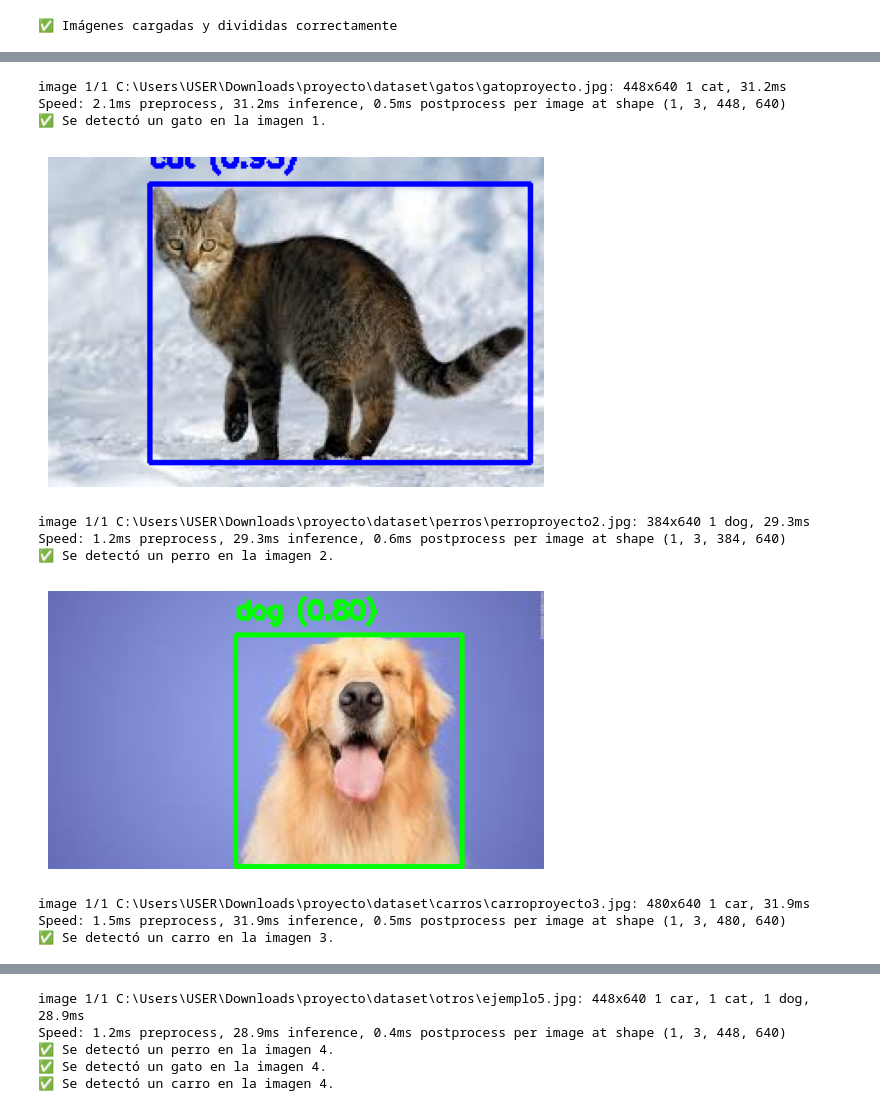
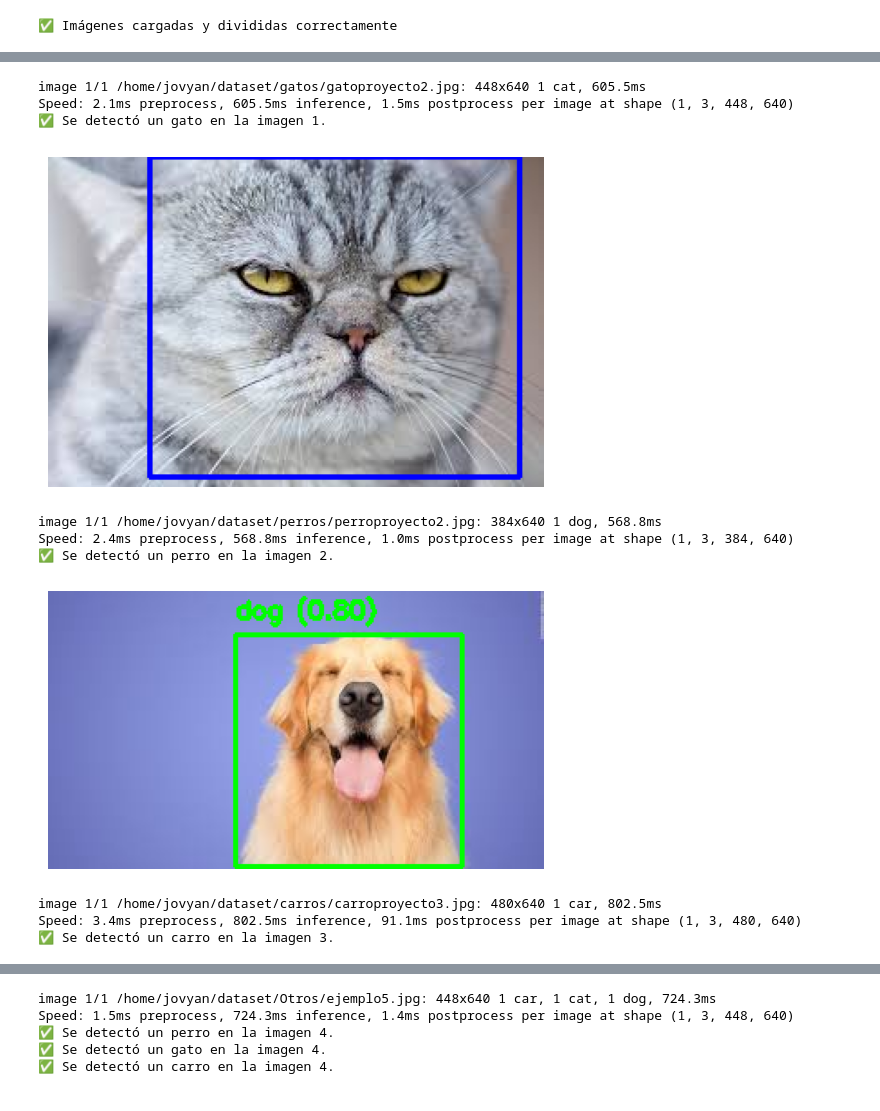
Before and after one commit to SEBASTIAN3451/mi_proyecto_binder., a Jupyter notebook: Proyecto1.ipynb, the cells around one changed output, grey strips where cells are left out. Drawn from its saved outputs; the diff is of its cells as text; code cells hidden in the pictures.

```diff
--- a/Proyecto1.ipynb
+++ b/Proyecto1.ipynb
@@ -277,40 +335,0 @@ else:
-# %%
-import os
-import cv2
-import numpy as np
-import matplotlib.pyplot as plt
-from sklearn.model_selection import train_test_split
-from sklearn.neighbors import KNeighborsClassifier
-
-
-carpeta_base = "dataset"
-
-
-img_size = (100, 100)
-
-
-imagenes = []
-etiquetas = []
-
-
-for categoria in ["gatos", "perros"]:
-    carpeta = os.path.join(carpeta_base, categoria)
-    etiqueta = 0 if categoria == "gatos" else 1
-
-    for archivo in os.listdir(carpeta):
-        ruta_img = os.path.join(carpeta, archivo)
-        img = cv2.imread(ruta_img)  # Leer imagen
-        if img is not None:
-            img = cv2.resize(img, img_size)
-            img = cv2.cvtColor(img, cv2.COLOR_BGR2GRAY)
-            imagenes.append(img.flatten())
-            etiquetas.append(etiqueta)
-
-
-imagenes = np.array(imagenes)
-etiquetas = np.array(etiquetas)
-
-
-X_train, X_test, y_train, y_test = train_test_split(imagenes, etiquetas, test_size=0.2, random_state=42)
-
-print("✅ Imágenes cargadas y divididas correctamente")
@@ -402,7 +394,7 @@ carpetas = {
     "dog": "dataset/perros/",
     "cat": "dataset/gatos/",
     "car": "dataset/carros/",
-    "otros": "dataset/otros/"
+    "otros": "dataset/Otros/"
 }
 
 def detectar_animales(nombre_imagen, indice):
@@ -453,47 +445,47 @@ def detectar_animales(nombre_imagen, indice):
             elif nombre_clase == "car":
                 color = (0, 0, 255)  # Rojo
                 detecto_carro = True
             else:
                 continue  # Si no es perro, gato o carro, ignorarlo
 
             cv2.rectangle(img, (x1, y1), (x2, y2), color, 2)
             cv2.putText(img, f"{nombre_clase} ({confianza:.2f})", (x1, y1 - 10), cv2.FONT_HERSHEY_SIMPLEX, 0.5, color, 2)
 
 
     if detecto_perro:
         print(f"✅ Se detectó un perro en la imagen {indice}.")
     if detecto_gato:
         print(f"✅ Se detectó un gato en la imagen {indice}.")
     if detecto_carro:
         print(f"✅ Se detectó un carro en la imagen {indice}.")
     if not (detecto_perro or detecto_gato or detecto_carro):
         print(f"❌ No se detectó ni un perro, ni un gato, ni un carro en la imagen {indice}.")
 
 
     plt.imshow(cv2.cvtColor(img, cv2.COLOR_BGR2RGB))
     plt.axis('off')
     plt.show()
 
 
-detectar_animales("gatoproyecto.jpg", 1)
+detectar_animales("gatoproyecto2.jpg", 1)
 detectar_animales("perroproyecto2.jpg", 2)
 detectar_animales("carroproyecto3.jpg", 3)
 detectar_animales("ejemplo5.jpg", 4)
 # %% [output]
-image 1/1 C:\Users\USER\Downloads\proyecto\dataset\gatos\gatoproyecto.jpg: 448x640 1 cat, 31.2ms
-Speed: 2.1ms preprocess, 31.2ms inference, 0.5ms postprocess per image at shape (1, 3, 448, 640)
+image 1/1 /home/jovyan/dataset/gatos/gatoproyecto2.jpg: 448x640 1 cat, 605.5ms
+Speed: 2.1ms preprocess, 605.5ms inference, 1.5ms postprocess per image at shape (1, 3, 448, 640)
 ✅ Se detectó un gato en la imagen 1.
-[figure, old version]
+[figure, new version]
-image 1/1 C:\Users\USER\Downloads\proyecto\dataset\perros\perroproyecto2.jpg: 384x640 1 dog, 29.3ms
-Speed: 1.2ms preprocess, 29.3ms inference, 0.6ms postprocess per image at shape (1, 3, 384, 640)
+image 1/1 /home/jovyan/dataset/perros/perroproyecto2.jpg: 384x640 1 dog, 568.8ms
+Speed: 2.4ms preprocess, 568.8ms inference, 1.0ms postprocess per image at shape (1, 3, 384, 640)
 ✅ Se detectó un perro en la imagen 2.
 [figure]
-image 1/1 C:\Users\USER\Downloads\proyecto\dataset\carros\carroproyecto3.jpg: 480x640 1 car, 31.9ms
-Speed: 1.5ms preprocess, 31.9ms inference, 0.5ms postprocess per image at shape (1, 3, 480, 640)
+image 1/1 /home/jovyan/dataset/carros/carroproyecto3.jpg: 480x640 1 car, 802.5ms
+Speed: 3.4ms preprocess, 802.5ms inference, 91.1ms postprocess per image at shape (1, 3, 480, 640)
 ✅ Se detectó un carro en la imagen 3.
 [figure]
-image 1/1 C:\Users\USER\Downloads\proyecto\dataset\otros\ejemplo5.jpg: 448x640 1 car, 1 cat, 1 dog, 28.9ms
-Speed: 1.2ms preprocess, 28.9ms inference, 0.4ms postprocess per image at shape (1, 3, 448, 640)
+image 1/1 /home/jovyan/dataset/Otros/ejemplo5.jpg: 448x640 1 car, 1 cat, 1 dog, 724.3ms
+Speed: 1.5ms preprocess, 724.3ms inference, 1.4ms postprocess per image at shape (1, 3, 448, 640)
 ✅ Se detectó un perro en la imagen 4.
 ✅ Se detectó un gato en la imagen 4.
 ✅ Se detectó un carro en la imagen 4.
```
Also changed, not shown: parts of 22 cells of this notebook.
